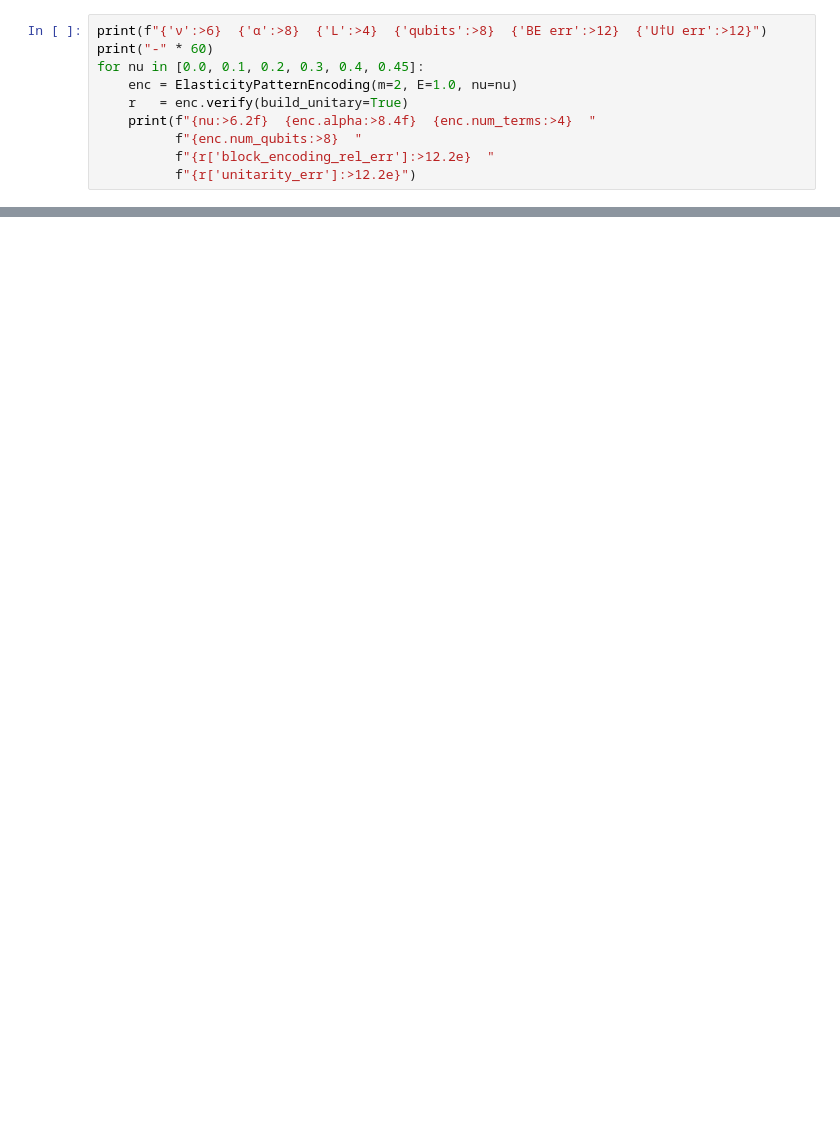
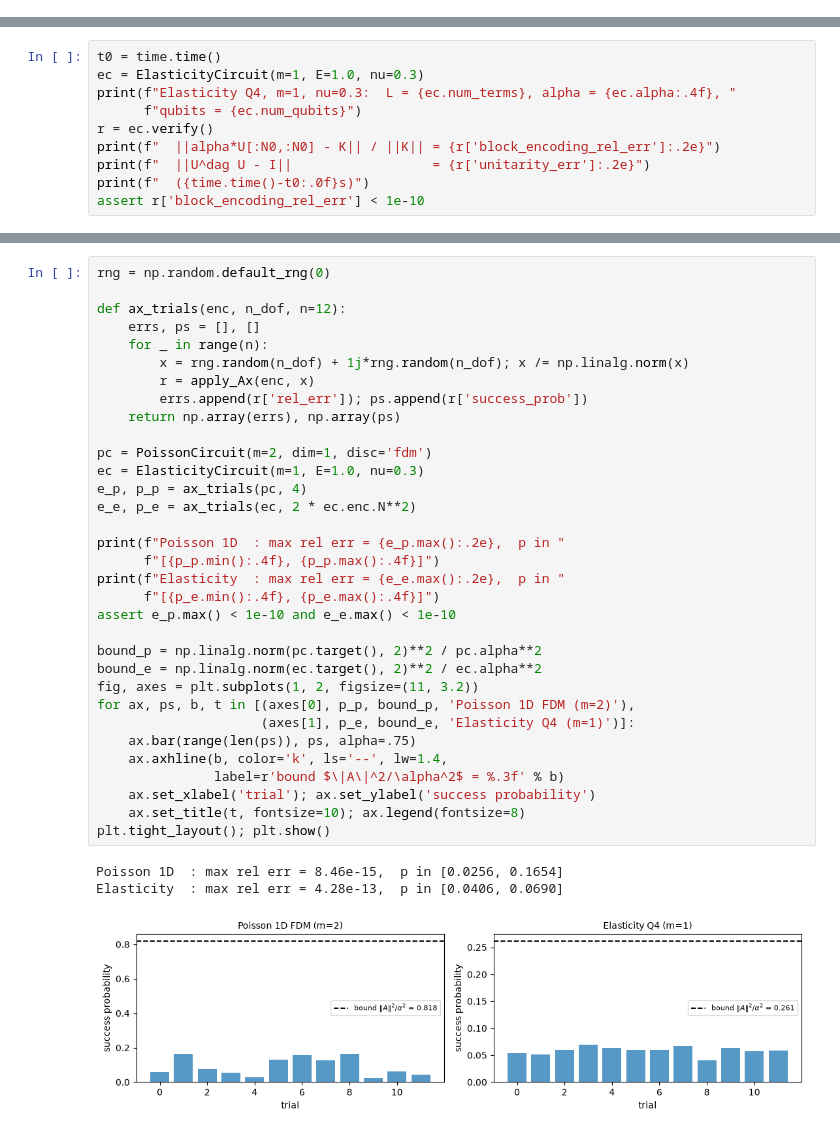
Before and after one commit to UW-ERSL/PyBlockEncode, a Jupyter notebook: BlockEncoding_Tutorial.ipynb, the cells around one changed output, grey strips where cells are left out. Saved outputs shown, nothing was run; the diff lists cells and outputs as text; blank space fills up the shorter version.

```diff
--- a/BlockEncoding_Tutorial.ipynb
+++ b/BlockEncoding_Tutorial.ipynb
@@ -463,10 +0,0 @@ Build the explicit unitary $U$ (dense, for small $m$) and check:
-# %%
-print(f"{'ν':>6}  {'α':>8}  {'L':>4}  {'qubits':>8}  {'BE err':>12}  {'U†U err':>12}")
-print("-" * 60)
-for nu in [0.0, 0.1, 0.2, 0.3, 0.4, 0.45]:
-    enc = ElasticityPatternEncoding(m=2, E=1.0, nu=nu)
-    r   = enc.verify(build_unitary=True)
-    print(f"{nu:>6.2f}  {enc.alpha:>8.4f}  {enc.num_terms:>4}  "
-          f"{enc.num_qubits:>8}  "
-          f"{r['block_encoding_rel_err']:>12.2e}  "
-          f"{r['unitarity_err']:>12.2e}")
@@ -1155,0 +486,10 @@ Method                           qubits   depth     CX   total gates
+# %%
+t0 = time.time()
+ec = ElasticityCircuit(m=1, E=1.0, nu=0.3)
+print(f"Elasticity Q4, m=1, nu=0.3:  L = {ec.num_terms}, alpha = {ec.alpha:.4f}, "
+      f"qubits = {ec.num_qubits}")
+r = ec.verify()
+print(f"  ||alpha*U[:N0,:N0] - K|| / ||K|| = {r['block_encoding_rel_err']:.2e}")
+print(f"  ||U^dag U - I||                  = {r['unitarity_err']:.2e}")
+print(f"  ({time.time()-t0:.0f}s)")
+assert r['block_encoding_rel_err'] < 1e-10
@@ -1155,0 +513,37 @@ Method                           qubits   depth     CX   total gates
+# %%
+rng = np.random.default_rng(0)
+
+def ax_trials(enc, n_dof, n=12):
+    errs, ps = [], []
+    for _ in range(n):
+        x = rng.random(n_dof) + 1j*rng.random(n_dof); x /= np.linalg.norm(x)
+        r = apply_Ax(enc, x)
+        errs.append(r['rel_err']); ps.append(r['success_prob'])
+    return np.array(errs), np.array(ps)
+
+pc = PoissonCircuit(m=2, dim=1, disc='fdm')
+ec = ElasticityCircuit(m=1, E=1.0, nu=0.3)
+e_p, p_p = ax_trials(pc, 4)
+e_e, p_e = ax_trials(ec, 2 * ec.enc.N**2)
+
+print(f"Poisson 1D  : max rel err = {e_p.max():.2e},  p in "
+      f"[{p_p.min():.4f}, {p_p.max():.4f}]")
+print(f"Elasticity  : max rel err = {e_e.max():.2e},  p in "
+      f"[{p_e.min():.4f}, {p_e.max():.4f}]")
+assert e_p.max() < 1e-10 and e_e.max() < 1e-10
+
+bound_p = np.linalg.norm(pc.target(), 2)**2 / pc.alpha**2
+bound_e = np.linalg.norm(ec.target(), 2)**2 / ec.alpha**2
+fig, axes = plt.subplots(1, 2, figsize=(11, 3.2))
+for ax, ps, b, t in [(axes[0], p_p, bound_p, 'Poisson 1D FDM (m=2)'),
+                     (axes[1], p_e, bound_e, 'Elasticity Q4 (m=1)')]:
+    ax.bar(range(len(ps)), ps, alpha=.75)
+    ax.axhline(b, color='k', ls='--', lw=1.4,
+               label=r'bound $\|A\|^2/\alpha^2$ = %.3f' % b)
+    ax.set_xlabel('trial'); ax.set_ylabel('success probability')
+    ax.set_title(t, fontsize=10); ax.legend(fontsize=8)
+plt.tight_layout(); plt.show()
+# %% [output]
+Poisson 1D  : max rel err = 8.46e-15,  p in [0.0256, 0.1654]
+Elasticity  : max rel err = 4.28e-13,  p in [0.0406, 0.0690]
+[figure, added]
```
Also changed, not shown: parts of 90 cells of this notebook, 1 other file.
